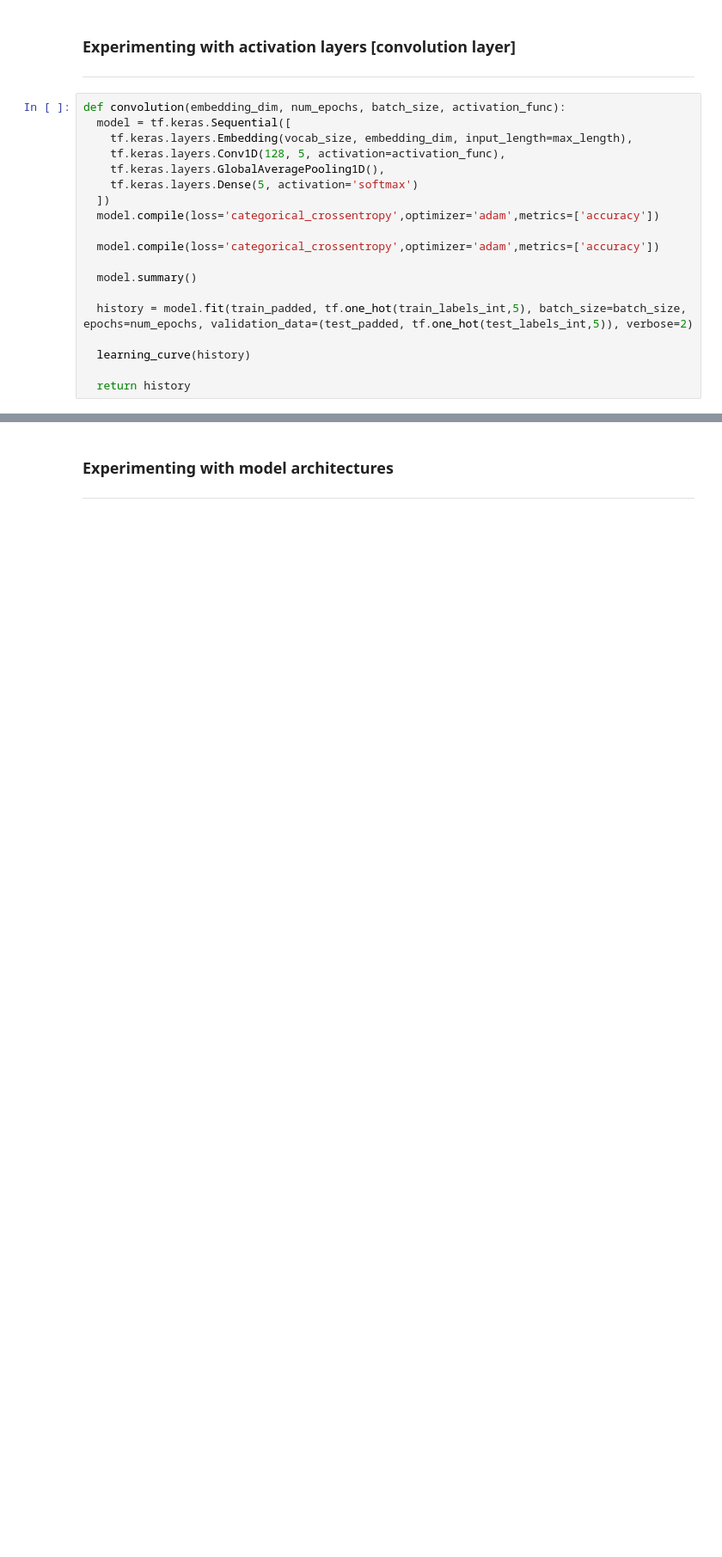
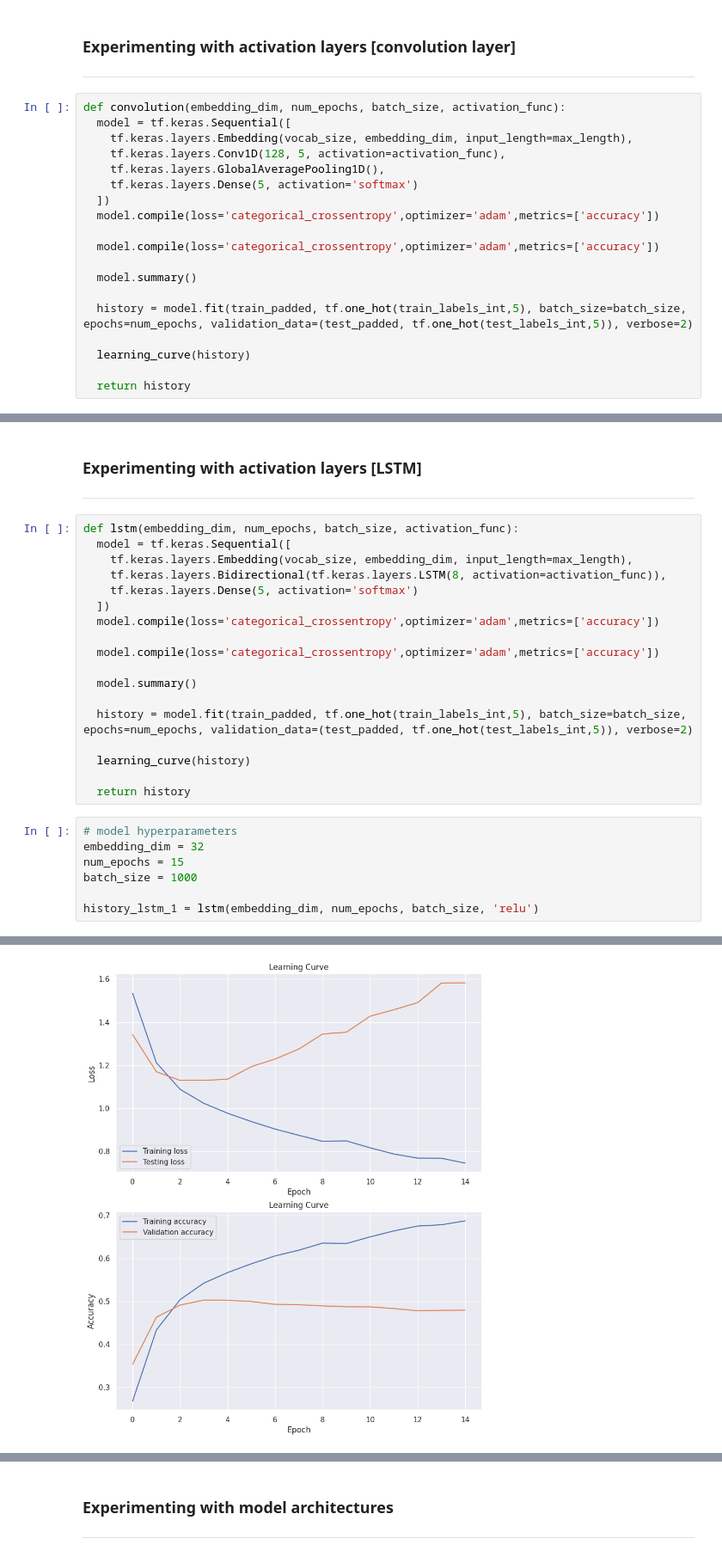
Before and after one commit to AmeerAliSaleem/MA4J5_Project, a Jupyter notebook: Ameer_Ali_Saleem_MA4J5_Main_Project.ipynb, the cells around one changed output, grey strips where cells are left out. Shown at 86% size. Cells and saved outputs as stored; diff of their text form; blank space fills up the shorter version.

```diff
--- a/Ameer_Ali_Saleem_MA4J5_Main_Project.ipynb
+++ b/Ameer_Ali_Saleem_MA4J5_Main_Project.ipynb
@@ -817,0 +818,29 @@ plt.show()
+# %% [markdown]
+### Experimenting with activation layers [LSTM]
+---
+# %%
+def lstm(embedding_dim, num_epochs, batch_size, activation_func):
+  model = tf.keras.Sequential([
+    tf.keras.layers.Embedding(vocab_size, embedding_dim, input_length=max_length),
+    tf.keras.layers.Bidirectional(tf.keras.layers.LSTM(8, activation=activation_func)),
+    tf.keras.layers.Dense(5, activation='softmax')
+  ])
+  model.compile(loss='categorical_crossentropy',optimizer='adam',metrics=['accuracy'])
+
+  model.compile(loss='categorical_crossentropy',optimizer='adam',metrics=['accuracy'])
+
+  model.summary()
+
+  history = model.fit(train_padded, tf.one_hot(train_labels_int,5), batch_size=batch_size, epochs=num_epochs, validation_data=(test_padded, tf.one_hot(test_labels_int,5)), verbose=2)
+
+  learning_curve(history)
+
+  return history
+# %%
+# model hyperparameters
+embedding_dim = 32
+num_epochs = 15
+batch_size = 1000
+
+history_lstm_1 = lstm(embedding_dim, num_epochs, batch_size, 'relu')
+# %% [output]
@@ -817,0 +864 @@ plt.show()
+[figure, added]
```
Also changed, not shown: parts of 24 cells of this notebook.
